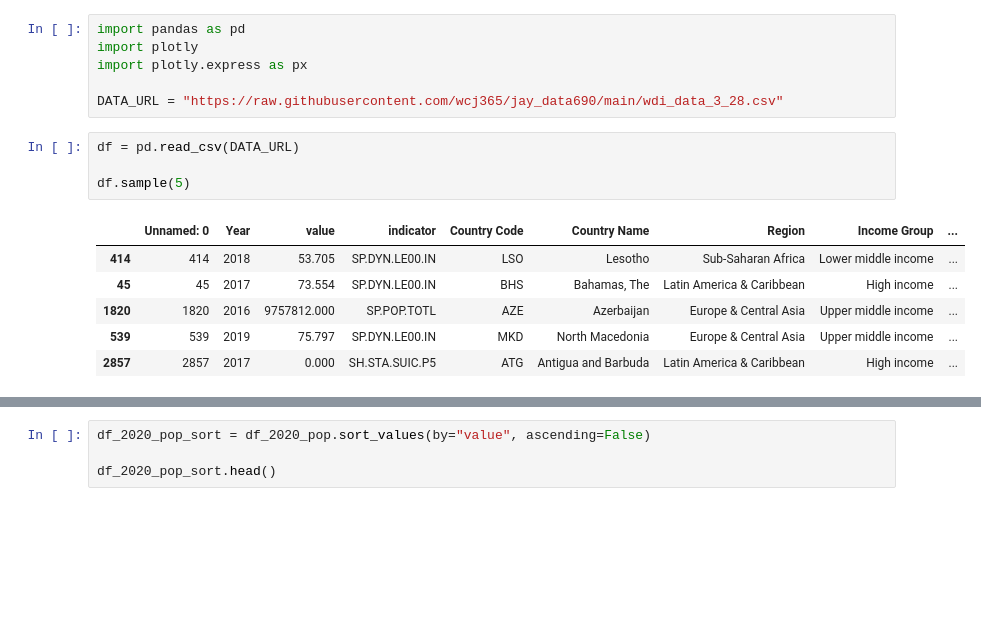
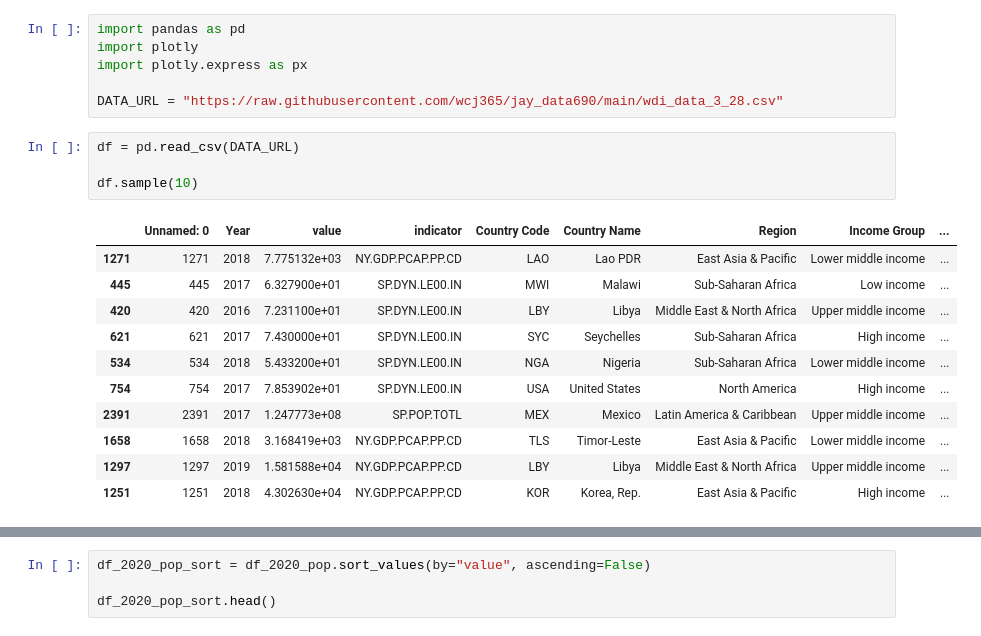
Before and after one commit to DATA-690-SPRING-2022/jay_data690, a Jupyter notebook: jay_part_b.ipynb, the cells around one changed output, grey strips where cells are left out. Saved outputs shown, nothing was run; the diff lists cells and outputs as text; blank space fills up the shorter version.

```diff
--- a/jay_part_b.ipynb
+++ b/jay_part_b.ipynb
@@ -9,14 +9,19 @@ DATA_URL = "https://raw.githubusercontent.com/wcj365/jay_data690/main/wdi_data_3
 # %%
 df = pd.read_csv(DATA_URL)
 
-df.sample(5)
+df.sample(10)
 # %% [output]
 |  | Unnamed: 0 | Year | value | indicator | Country Code | Country Name | Region | Income Group | ... |
-| 414 | 414 | 2018 | 53.705 | SP.DYN.LE00.IN | LSO | Lesotho | Sub-Saharan Africa | Lower middle income | ... |
-| 45 | 45 | 2017 | 73.554 | SP.DYN.LE00.IN | BHS | Bahamas, The | Latin America & Caribbean | High income | ... |
-| 1820 | 1820 | 2016 | 9757812.000 | SP.POP.TOTL | AZE | Azerbaijan | Europe & Central Asia | Upper middle income | ... |
-| 539 | 539 | 2019 | 75.797 | SP.DYN.LE00.IN | MKD | North Macedonia | Europe & Central Asia | Upper middle income | ... |
-| 2857 | 2857 | 2017 | 0.000 | SH.STA.SUIC.P5 | ATG | Antigua and Barbuda | Latin America & Caribbean | High income | ... |
+| 1271 | 1271 | 2018 | 7.775132e+03 | NY.GDP.PCAP.PP.CD | LAO | Lao PDR | East Asia & Pacific | Lower middle income | ... |
+| 445 | 445 | 2017 | 6.327900e+01 | SP.DYN.LE00.IN | MWI | Malawi | Sub-Saharan Africa | Low income | ... |
+| 420 | 420 | 2016 | 7.231100e+01 | SP.DYN.LE00.IN | LBY | Libya | Middle East & North Africa | Upper middle income | ... |
+| 621 | 621 | 2017 | 7.430000e+01 | SP.DYN.LE00.IN | SYC | Seychelles | Sub-Saharan Africa | High income | ... |
+| 534 | 534 | 2018 | 5.433200e+01 | SP.DYN.LE00.IN | NGA | Nigeria | Sub-Saharan Africa | Lower middle income | ... |
+| 754 | 754 | 2017 | 7.853902e+01 | SP.DYN.LE00.IN | USA | United States | North America | High income | ... |
+| 2391 | 2391 | 2017 | 1.247773e+08 | SP.POP.TOTL | MEX | Mexico | Latin America & Caribbean | Upper middle income | ... |
+| 1658 | 1658 | 2018 | 3.168419e+03 | NY.GDP.PCAP.PP.CD | TLS | Timor-Leste | East Asia & Pacific | Lower middle income | ... |
+| 1297 | 1297 | 2019 | 1.581588e+04 | NY.GDP.PCAP.PP.CD | LBY | Libya | Middle East & North Africa | Upper middle income | ... |
+| 1251 | 1251 | 2018 | 4.302630e+04 | NY.GDP.PCAP.PP.CD | KOR | Korea, Rep. | East Asia & Pacific | High income | ... |
 # %%
 df_2020_pop = df.query("Year == 2020").query("indicator == 'SP.POP.TOTL'")
 df_2020_pop.sample(5)
```
Also changed, not shown: parts of 6 cells of this notebook.
